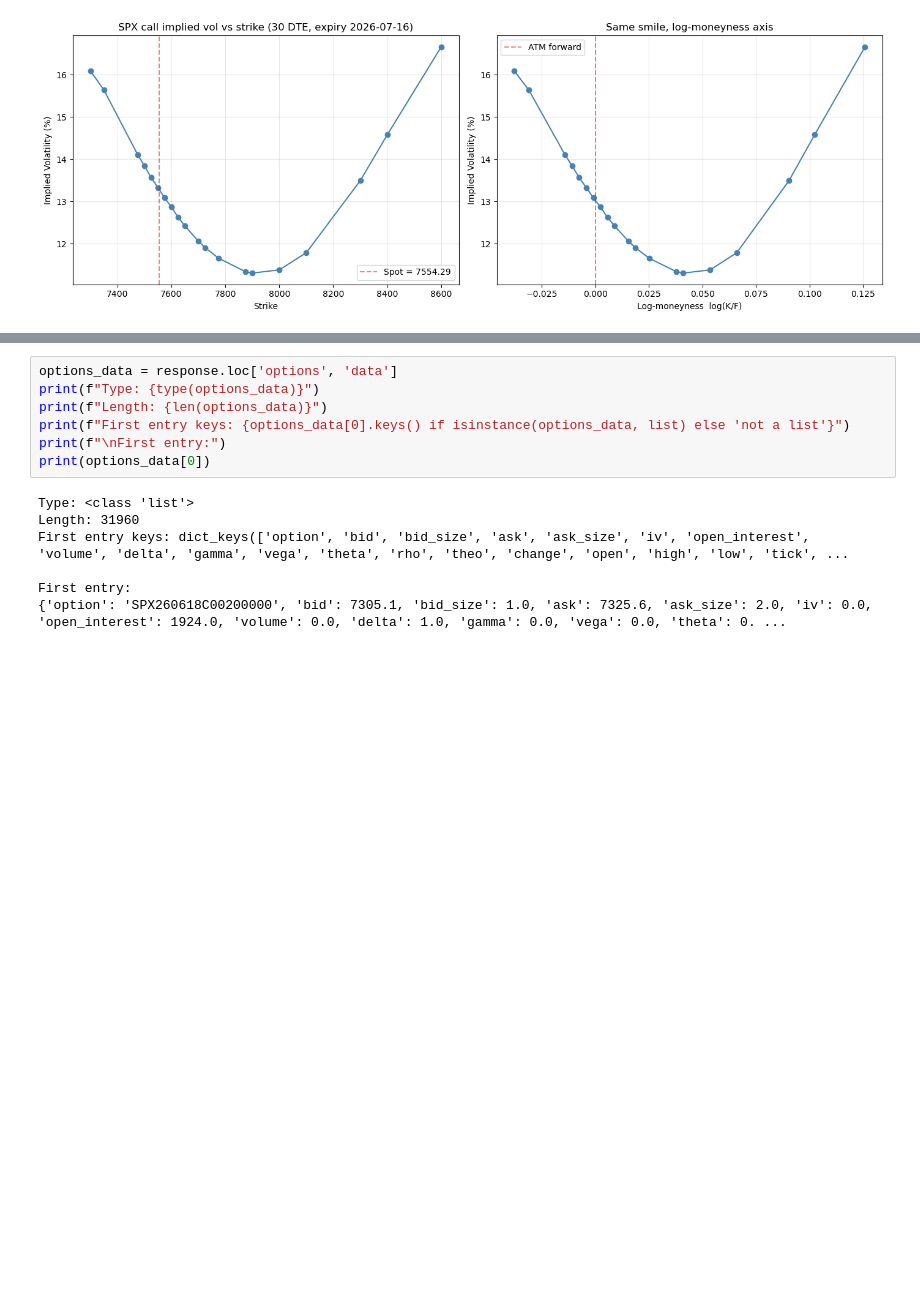
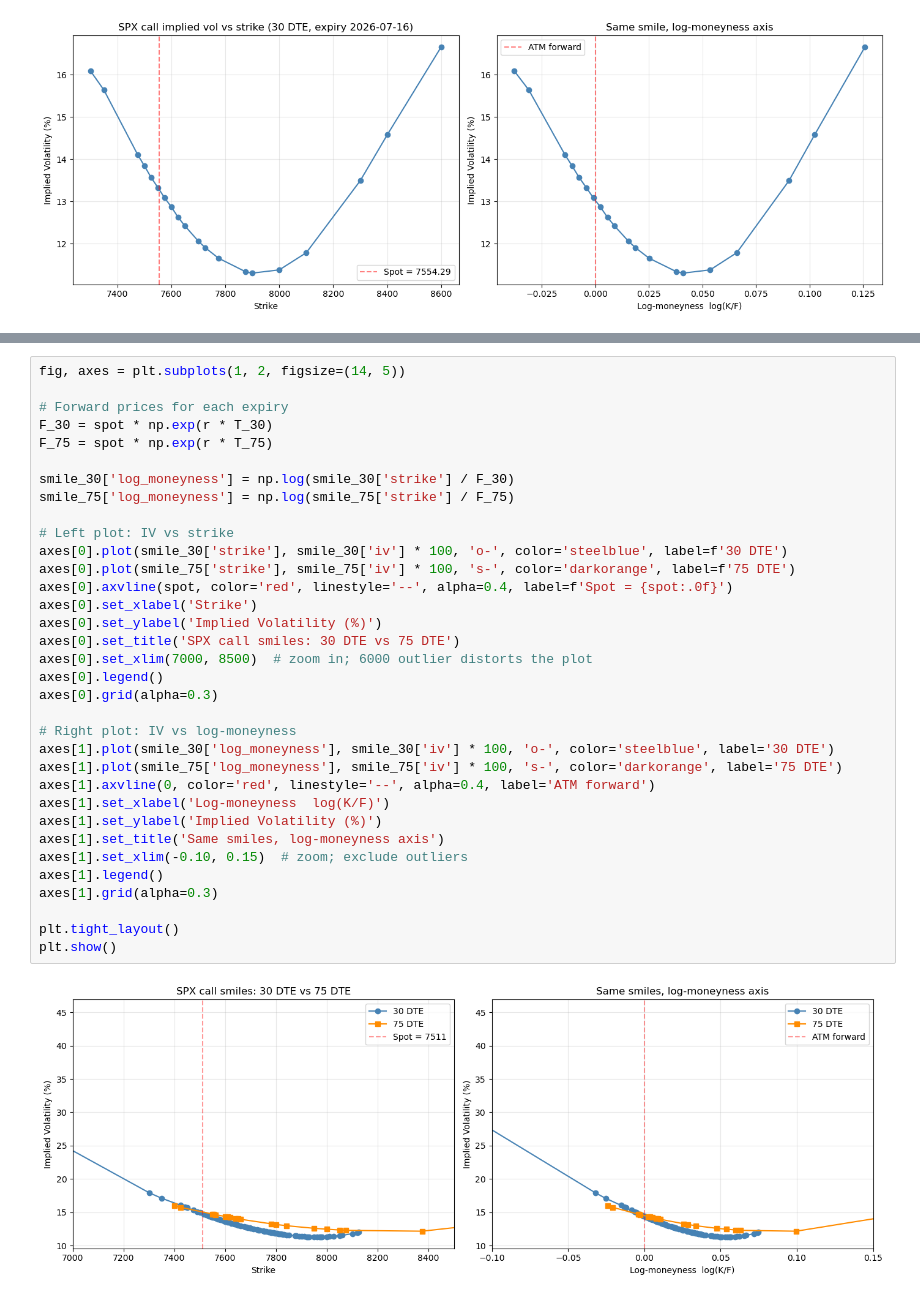
Before and after one commit to Kunvuthi/quant-project, a Jupyter notebook: notebooks/03_option_vol_smile.ipynb, the cells around one changed output, grey strips where cells are left out. Drawn from its saved outputs; the diff is of its cells as text; blank space fills up the shorter version.

Commit message:
Week 1 wrap-up: dual-expiry smile, term structure observed, summary

```diff
--- a/notebooks/03_option_vol_smile.ipynb
+++ b/notebooks/03_option_vol_smile.ipynb
@@ -219,14 +378,36 @@ response = pd.read_json(url)
-# %%
-options_data = response.loc['options', 'data']
-print(f"Type: {type(options_data)}")
-print(f"Length: {len(options_data)}")
-print(f"First entry keys: {options_data[0].keys() if isinstance(options_data, list) else 'not a list'}")
-print(f"\nFirst entry:")
-print(options_data[0])
-# %% [output]
-Type: <class 'list'>
-Length: 31960
-First entry keys: dict_keys(['option', 'bid', 'bid_size', 'ask', 'ask_size', 'iv', 'open_interest', 'volume', 'delta', 'gamma', 'vega', 'theta', 'rho', 'theo', 'change', 'open', 'high', 'low', 'tick', ...
-
-First entry:
-{'option': 'SPX260618C00200000', 'bid': 7305.1, 'bid_size': 1.0, 'ask': 7325.6, 'ask_size': 2.0, 'iv': 0.0, 'open_interest': 1924.0, 'volume': 0.0, 'delta': 1.0, 'gamma': 0.0, 'vega': 0.0, 'theta': 0. ...
+# %%
+fig, axes = plt.subplots(1, 2, figsize=(14, 5))
+
+# Forward prices for each expiry
+F_30 = spot * np.exp(r * T_30)
+F_75 = spot * np.exp(r * T_75)
+
+smile_30['log_moneyness'] = np.log(smile_30['strike'] / F_30)
+smile_75['log_moneyness'] = np.log(smile_75['strike'] / F_75)
+
+# Left plot: IV vs strike
+axes[0].plot(smile_30['strike'], smile_30['iv'] * 100, 'o-', color='steelblue', label=f'30 DTE')
+axes[0].plot(smile_75['strike'], smile_75['iv'] * 100, 's-', color='darkorange', label=f'75 DTE')
+axes[0].axvline(spot, color='red', linestyle='--', alpha=0.4, label=f'Spot = {spot:.0f}')
+axes[0].set_xlabel('Strike')
+axes[0].set_ylabel('Implied Volatility (%)')
+axes[0].set_title('SPX call smiles: 30 DTE vs 75 DTE')
+axes[0].set_xlim(7000, 8500)  # zoom in; 6000 outlier distorts the plot
+axes[0].legend()
+axes[0].grid(alpha=0.3)
+
+# Right plot: IV vs log-moneyness
+axes[1].plot(smile_30['log_moneyness'], smile_30['iv'] * 100, 'o-', color='steelblue', label='30 DTE')
+axes[1].plot(smile_75['log_moneyness'], smile_75['iv'] * 100, 's-', color='darkorange', label='75 DTE')
+axes[1].axvline(0, color='red', linestyle='--', alpha=0.4, label='ATM forward')
+axes[1].set_xlabel('Log-moneyness  log(K/F)')
+axes[1].set_ylabel('Implied Volatility (%)')
+axes[1].set_title('Same smiles, log-moneyness axis')
+axes[1].set_xlim(-0.10, 0.15)  # zoom; exclude outliers
+axes[1].legend()
+axes[1].grid(alpha=0.3)
+
+plt.tight_layout()
+plt.show()
+# %% [output]
+[figure, added]
```
Also changed, not shown: parts of 7 cells of this notebook, 2 other files.
